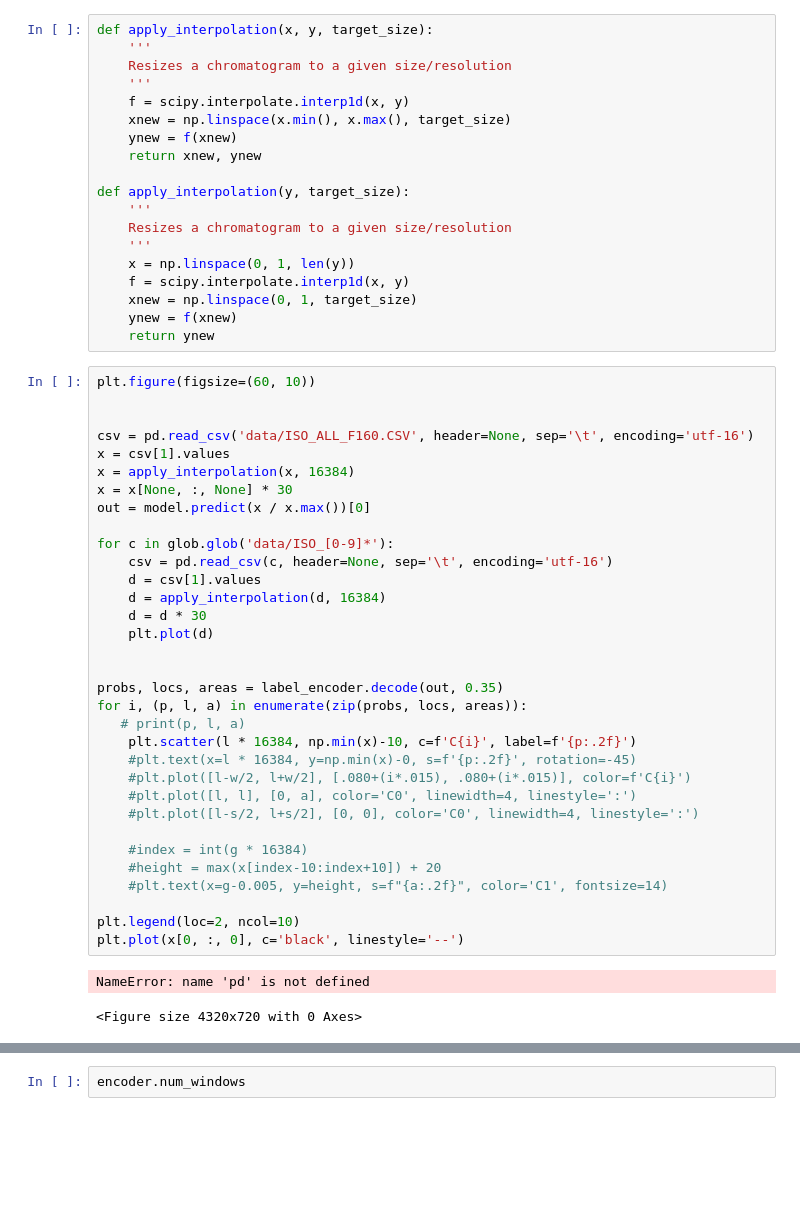
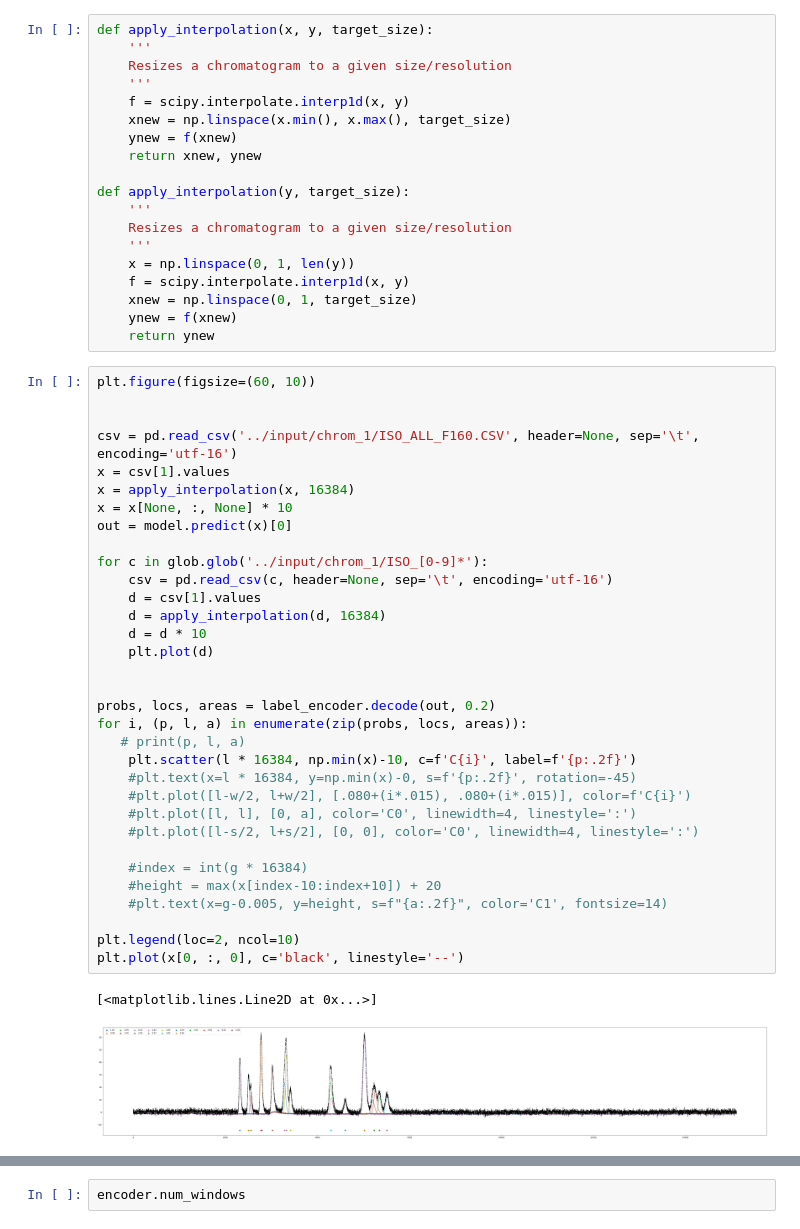
Before and after one commit to akensert/deep-learning-peak-detection, a Jupyter notebook: notebooks/01_convolutional-neural-network.ipynb, the cells around one changed output, grey strips where cells are left out. Saved outputs shown, nothing was run; the diff lists cells and outputs as text; blank space fills up the shorter version.

```diff
--- a/notebooks/01_convolutional-neural-network.ipynb
+++ b/notebooks/01_convolutional-neural-network.ipynb
@@ -321,36 +310,36 @@ def apply_interpolation(y, target_size):
 # %%
 plt.figure(figsize=(60, 10))
 
 
-csv = pd.read_csv('data/ISO_ALL_F160.CSV', header=None, sep='\t', encoding='utf-16')
+csv = pd.read_csv('../input/chrom_1/ISO_ALL_F160.CSV', header=None, sep='\t', encoding='utf-16')
 x = csv[1].values
 x = apply_interpolation(x, 16384)
-x = x[None, :, None] * 30
-out = model.predict(x / x.max())[0]
+x = x[None, :, None] * 10
+out = model.predict(x)[0]
 
-for c in glob.glob('data/ISO_[0-9]*'):
+for c in glob.glob('../input/chrom_1/ISO_[0-9]*'):
     csv = pd.read_csv(c, header=None, sep='\t', encoding='utf-16')
     d = csv[1].values
     d = apply_interpolation(d, 16384)
-    d = d * 30
+    d = d * 10
     plt.plot(d)
 
 
-probs, locs, areas = label_encoder.decode(out, 0.35)
+probs, locs, areas = label_encoder.decode(out, 0.2)
 for i, (p, l, a) in enumerate(zip(probs, locs, areas)):
    # print(p, l, a)
     plt.scatter(l * 16384, np.min(x)-10, c=f'C{i}', label=f'{p:.2f}')
     #plt.text(x=l * 16384, y=np.min(x)-0, s=f'{p:.2f}', rotation=-45)
     #plt.plot([l-w/2, l+w/2], [.080+(i*.015), .080+(i*.015)], color=f'C{i}')
     #plt.plot([l, l], [0, a], color='C0', linewidth=4, linestyle=':')
     #plt.plot([l-s/2, l+s/2], [0, 0], color='C0', linewidth=4, linestyle=':')
 
     #index = int(g * 16384)
     #height = max(x[index-10:index+10]) + 20
     #plt.text(x=g-0.005, y=height, s=f"{a:.2f}", color='C1', fontsize=14)
 
 plt.legend(loc=2, ncol=10)
 plt.plot(x[0, :, 0], c='black', linestyle='--')
 # %% [output]
-NameError: name 'pd' is not defined
+[<matplotlib.lines.Line2D at 0x...>]
-<Figure size 4320x720 with 0 Axes>
+[figure, added]
```
Also changed, not shown: parts of 15 cells of this notebook, 1 other file.
